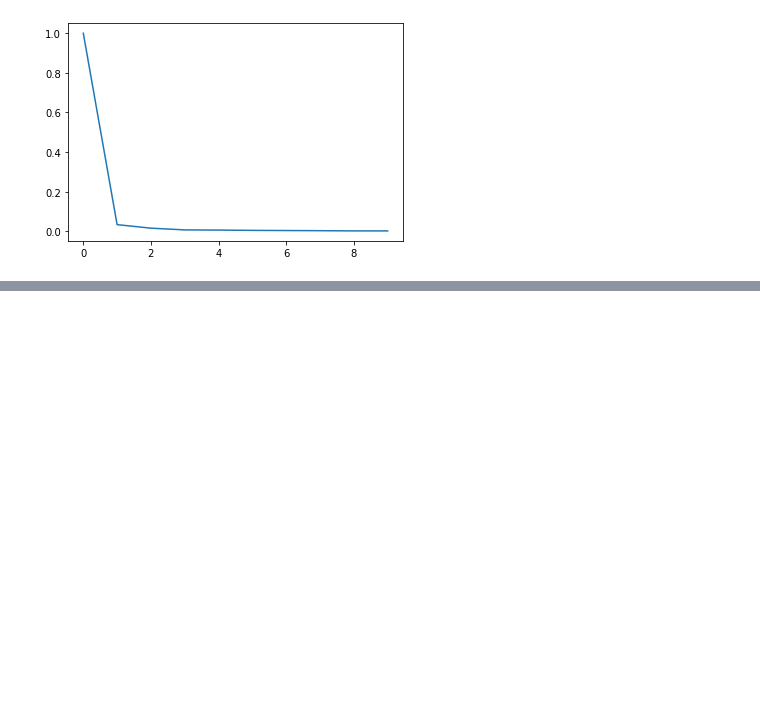
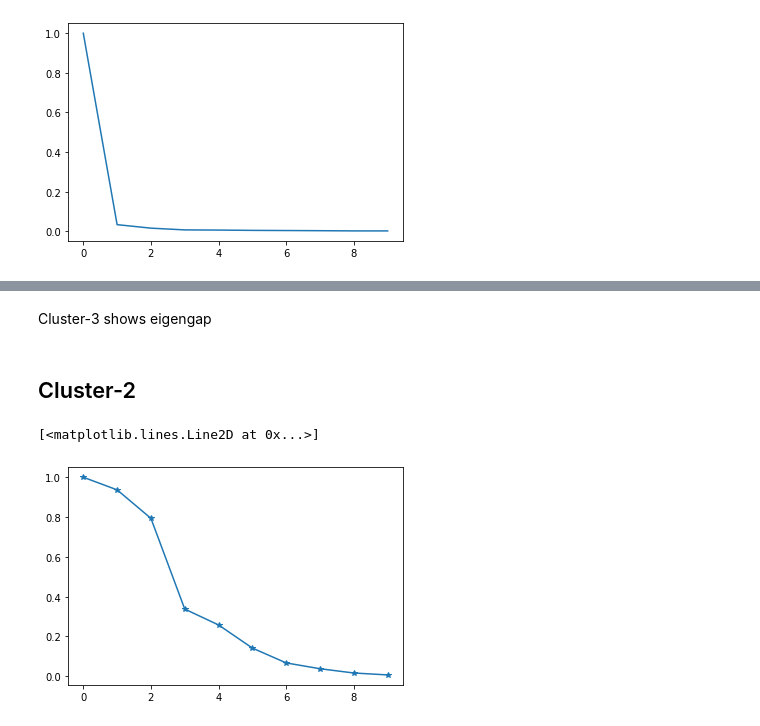
Before and after one commit to SusheendharVijay/ClusterEncoder, a Jupyter notebook: graphEncoder.ipynb, the cells around one changed output, grey strips where cells are left out. Saved outputs shown, nothing was run; the diff lists cells and outputs as text; code cells hidden in the pictures; blank space fills up the shorter version.

```diff
--- a/graphEncoder.ipynb
+++ b/graphEncoder.ipynb
@@ -339,0 +365,14 @@ plt.plot(e_val.real)
+# %% [markdown]
+Cluster-3 shows eigengap
+# %% [markdown]
+## Cluster-2
+# %%
+c2 = data[1].reshape(-1,1)
+S = rbf_kernel(c2,c2)
+L = normalised_laplacian(S)
+e_val,e_vec = get_eigen(L)
+
+plt.plot(e_val.real,marker="*")
+# %% [output]
+[<matplotlib.lines.Line2D at 0x...>]
+[figure, added]
```
Also changed, not shown: parts of 21 cells of this notebook.
